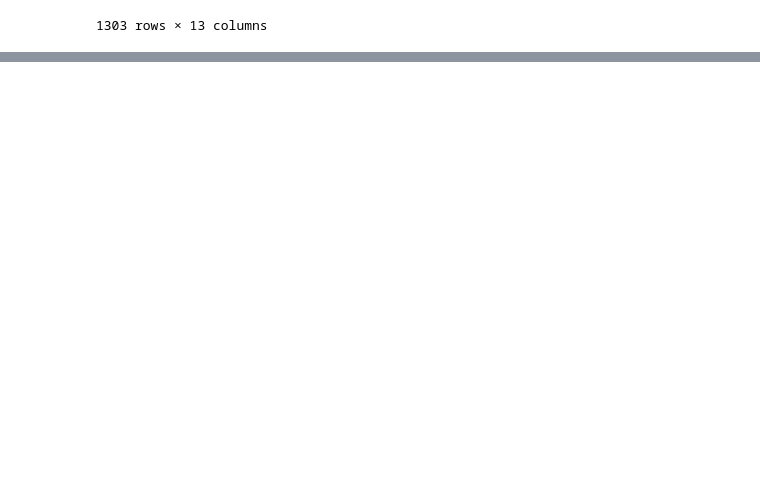
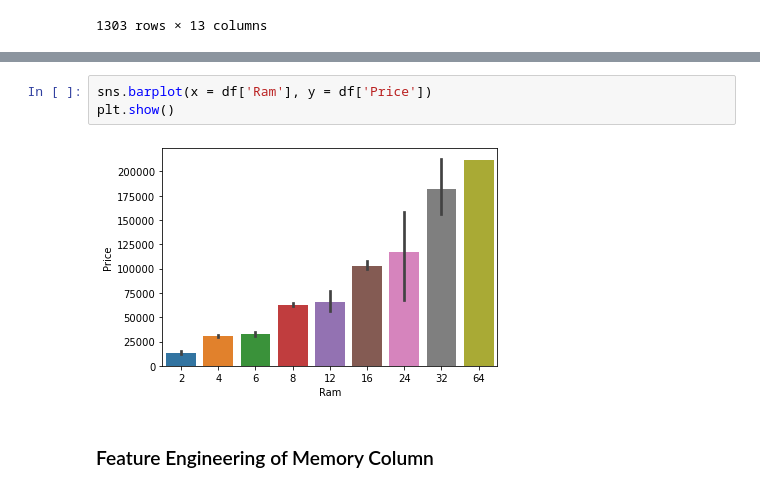
Before and after one commit to lalchhabi/laptop_price_predictor, a Jupyter notebook: Laptop_price_predictor.ipynb, the cells around one changed output, grey strips where cells are left out. Cells and saved outputs as stored; diff of their text form; blank space fills up the shorter version.

```diff
--- a/Laptop_price_predictor.ipynb
+++ b/Laptop_price_predictor.ipynb
@@ -452,0 +519,7 @@ def fetch_processor(text):
+# %%
+sns.barplot(x = df['Ram'], y = df['Price'])
+plt.show()
+# %% [output]
+[figure, added]
+# %% [markdown]
+### Feature Engineering of Memory Column
```
Also changed, not shown: parts of 113 cells of this notebook.
